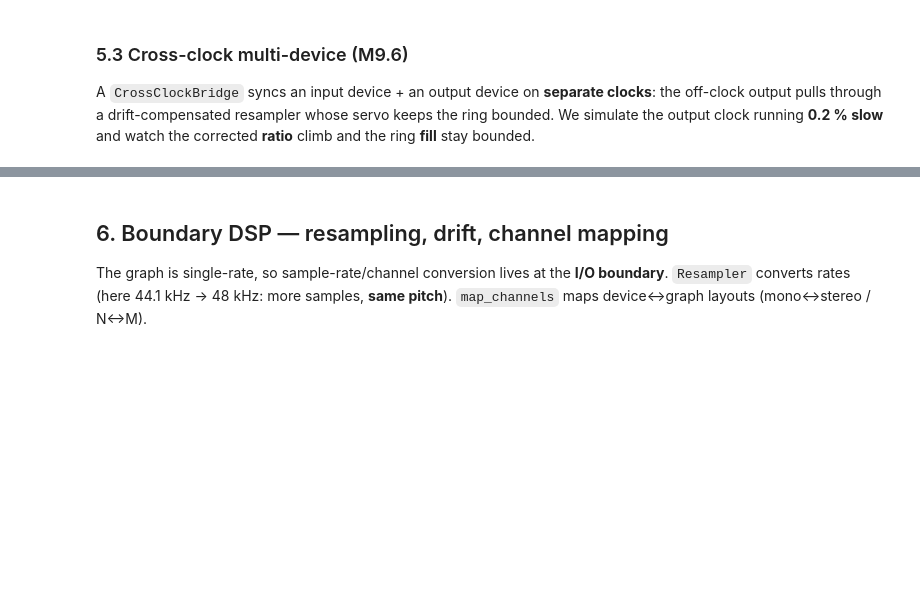
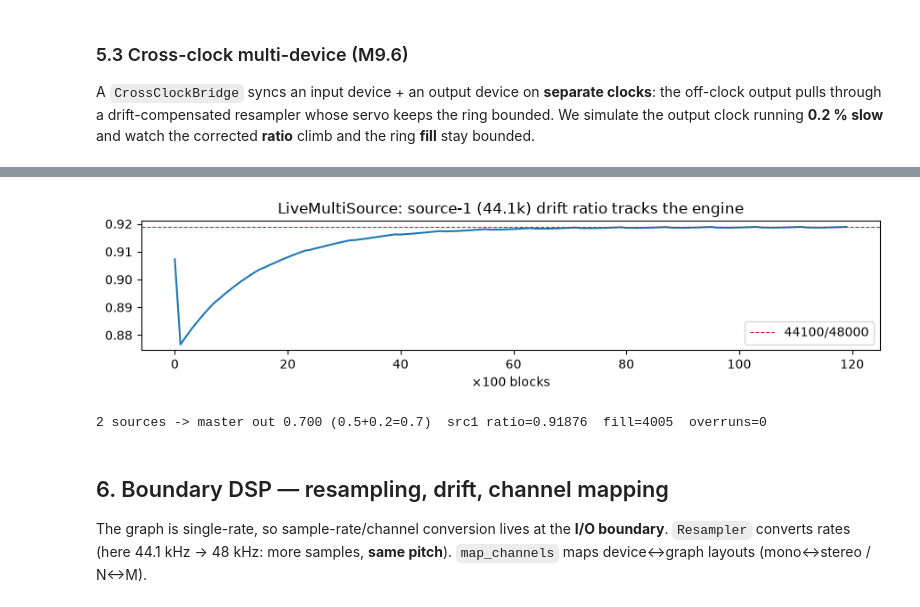
Before and after one commit to jmerten82/aiudio, a Jupyter notebook: notebooks/aiudio_feature_tutorial.ipynb, the cells around one changed output, grey strips where cells are left out. Saved outputs shown, nothing was run; the diff lists cells and outputs as text; code cells hidden in the pictures; blank space fills up the shorter version.

```diff
--- a/notebooks/aiudio_feature_tutorial.ipynb
+++ b/notebooks/aiudio_feature_tutorial.ipynb
@@ -415,3 +467,32 @@ print(f"output={dout.captured_output(0):.3f} (0.6×0.5=0.3 across clocks)  overr
+# %%
+g = a.Graph()
+a0, a1 = g.add_source(0), g.add_source(1)
+mx, out = g.add_mixer(2, 1.0), g.add_sink(0)
+g.connect(a0, 0, mx, 0); g.connect(a1, 0, mx, 1); g.connect(mx, 0, out, 0)
+ex = a.GraphExecutor(); ex.compile(g, channels=1, sample_rate=SR, max_block=64)
+lms = a.LiveMultiSource(ex, engine_rate=SR, channels=1, max_block=64)
+sA, sB, master = a.MockBackend(), a.MockBackend(), a.MockBackend()
+lms.attach_source(sA, stream=0, source_rate=SR, block_size=64, ring_frames=8192)
+lms.attach_source(sB, stream=1, source_rate=44100.0, block_size=64, ring_frames=8192)   # 44.1k clock
+lms.attach_master_output(master, out_stream=0, sample_rate=SR, block_size=64)
+sA.set_input_value(0.5); sB.set_input_value(0.2)
+sA.start(); sB.start(); master.start()
+acc, ratios = 0.0, []
+for step in range(12000):
+    sA.tick(64)
+    acc += 64 * (44100.0 / SR)                       # source B ticks on its 44.1k clock
+    while acc >= 64: sB.tick(64); acc -= 64
+    master.tick(64)
+    if step % 100 == 0: ratios.append(lms.source_ratio(1))
+plt.figure(figsize=(9, 2.4)); plt.plot(ratios)
+plt.axhline(44100/48000, color="crimson", ls="--", lw=0.8, label="44100/48000")
+plt.legend(); plt.title("LiveMultiSource: source-1 (44.1k) drift ratio tracks the engine")
+plt.xlabel("×100 blocks"); plt.tight_layout(); plt.show()
+print(f"{lms.source_count} sources -> master out {master.captured_output(0):.3f} (0.5+0.2=0.7)  "
+      f"src1 ratio={lms.source_ratio(1):.5f}  fill={lms.source_fill(1)}  overruns={lms.source_overruns(1)}")
+# %% [output]
+[figure, added]
+2 sources -> master out 0.700 (0.5+0.2=0.7)  src1 ratio=0.91876  fill=4005  overruns=0
 # %% [markdown]
 ## 6. Boundary DSP — resampling, drift, channel mapping
 
```
Also changed, not shown: parts of 22 cells of this notebook, 8 other files.
